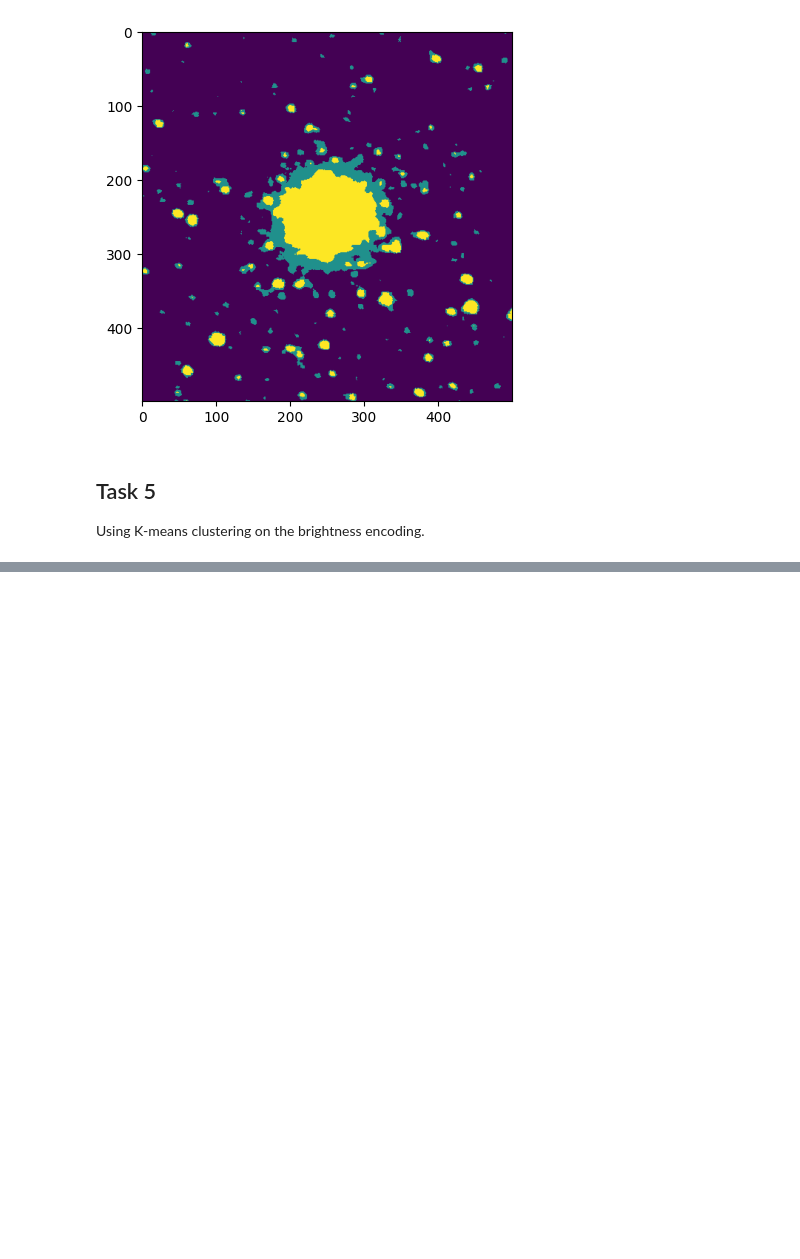
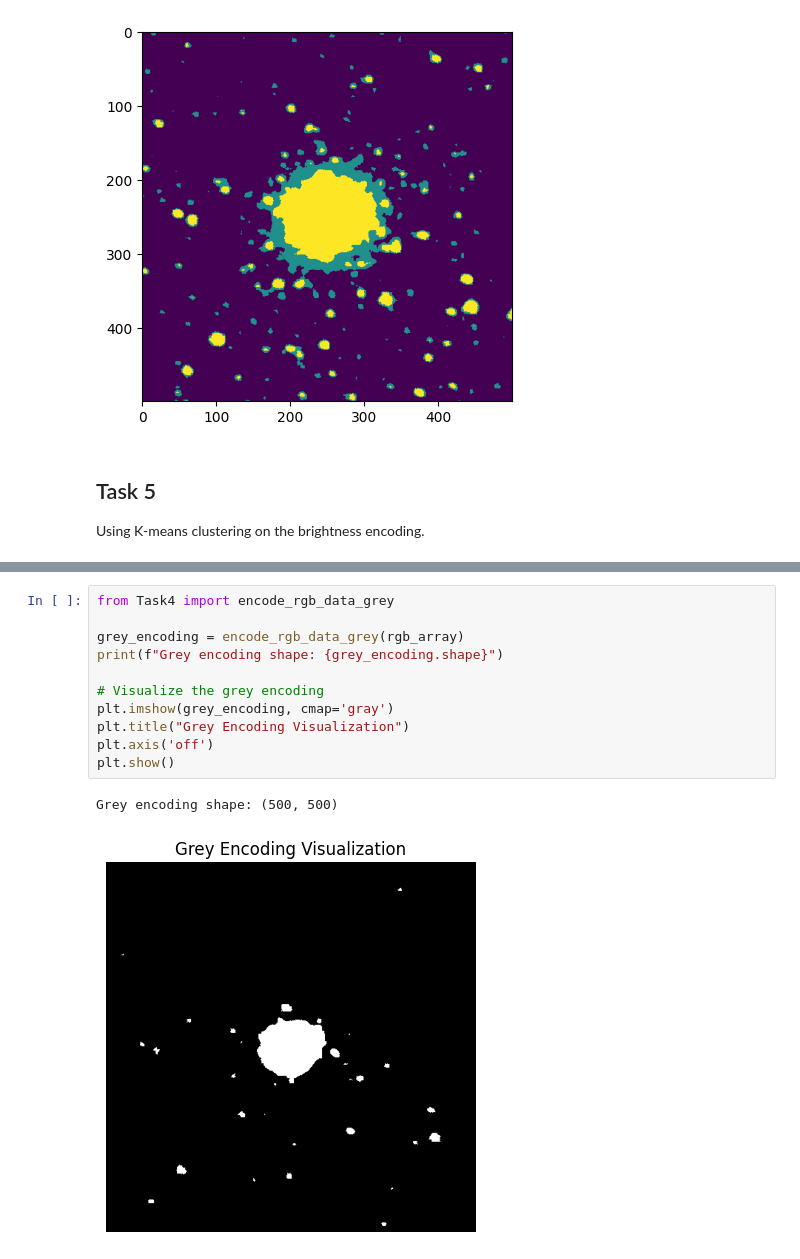
Before and after one commit to OleLB/MOD300_project4, a Jupyter notebook: Topic1/Topic1_report.ipynb, the cells around one changed output, grey strips where cells are left out. Saved outputs shown, nothing was run; the diff lists cells and outputs as text; blank space fills up the shorter version.

```diff
--- a/Topic1/Topic1_report.ipynb
+++ b/Topic1/Topic1_report.ipynb
@@ -106,0 +122,14 @@ overlay_clustered_image(rgb_array, cluster_plot_data, alpha=0.4)
+# %%
+from Task4 import encode_rgb_data_grey
+
+grey_encoding = encode_rgb_data_grey(rgb_array)
+print(f"Grey encoding shape: {grey_encoding.shape}")
+
+# Visualize the grey encoding
+plt.imshow(grey_encoding, cmap='gray')
+plt.title("Grey Encoding Visualization")
+plt.axis('off')
+plt.show()
+# %% [output]
+Grey encoding shape: (500, 500)
+[figure, added]
```
Also changed, not shown: parts of 12 cells of this notebook, 3 other files.
